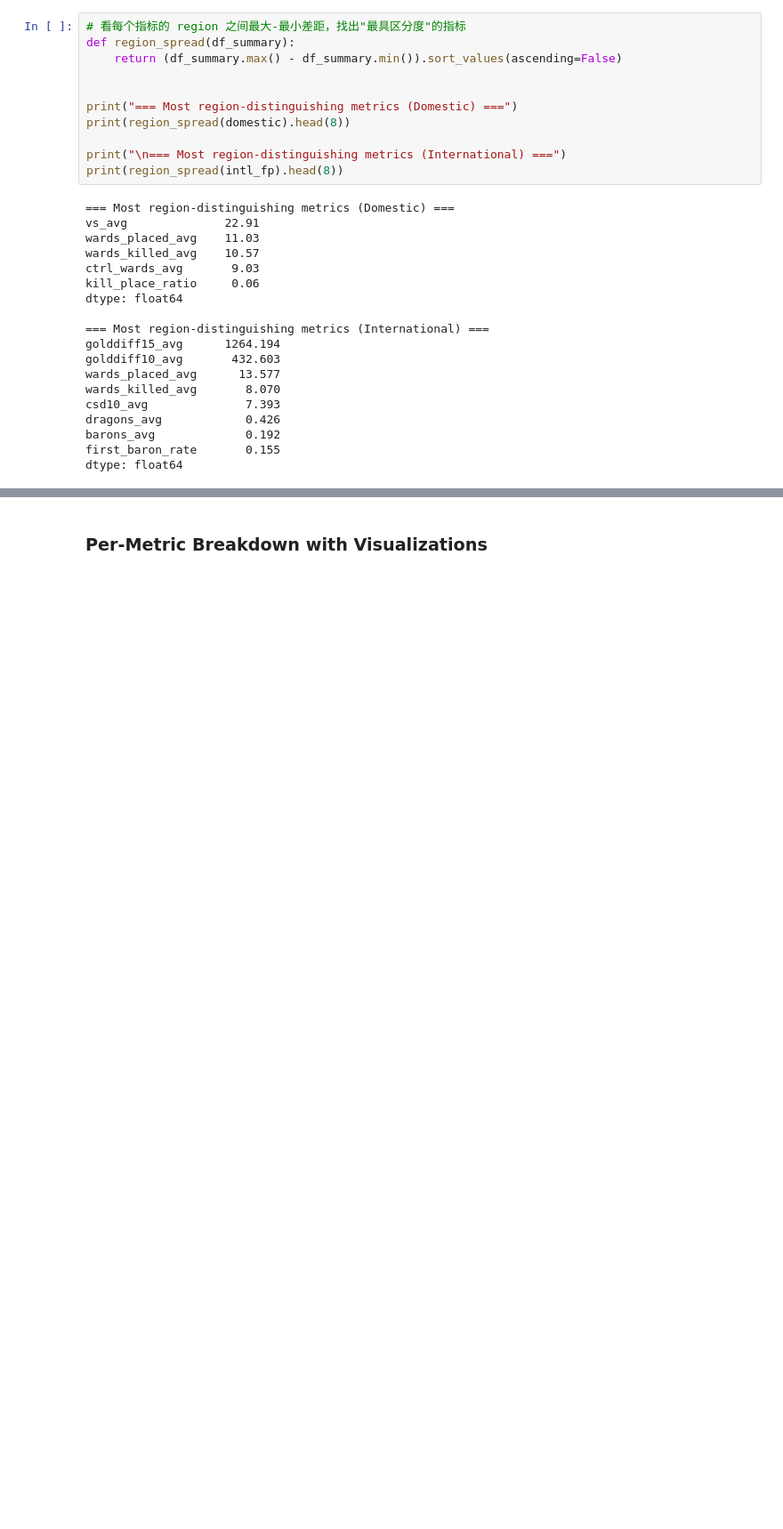
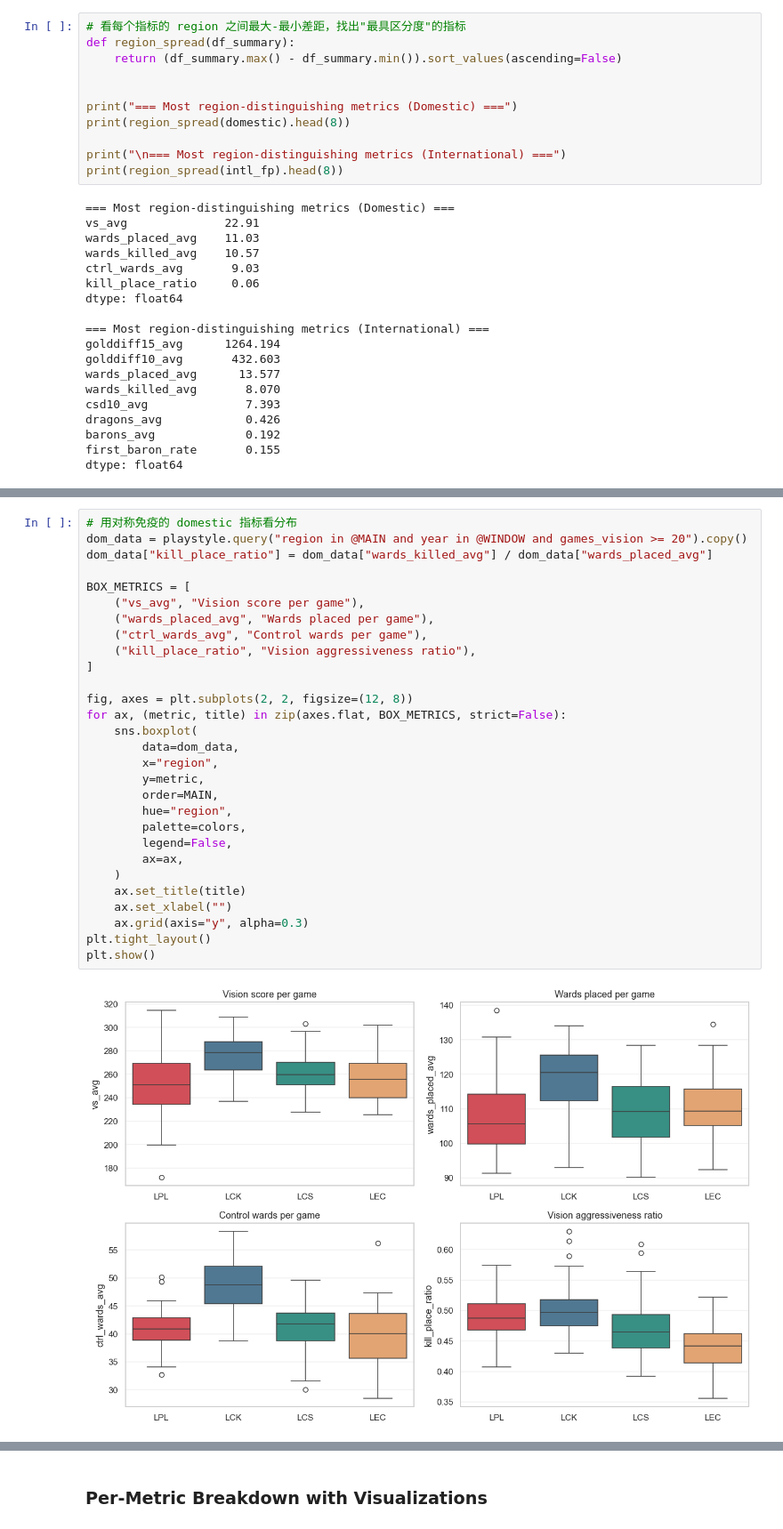
Before and after one commit to LUNARKN1GHT/lol_esports, a Jupyter notebook: lol_esports.ipynb, the cells around one changed output, grey strips where cells are left out. Shown at 89% size. Cells and saved outputs as stored; diff of their text form; blank space fills up the shorter version.

```diff
--- a/lol_esports.ipynb
+++ b/lol_esports.ipynb
@@ -1069,0 +1118,31 @@ dtype: float64
+# %%
+# 用对称免疫的 domestic 指标看分布
+dom_data = playstyle.query("region in @MAIN and year in @WINDOW and games_vision >= 20").copy()
+dom_data["kill_place_ratio"] = dom_data["wards_killed_avg"] / dom_data["wards_placed_avg"]
+
+BOX_METRICS = [
+    ("vs_avg", "Vision score per game"),
+    ("wards_placed_avg", "Wards placed per game"),
+    ("ctrl_wards_avg", "Control wards per game"),
+    ("kill_place_ratio", "Vision aggressiveness ratio"),
+]
+
+fig, axes = plt.subplots(2, 2, figsize=(12, 8))
+for ax, (metric, title) in zip(axes.flat, BOX_METRICS, strict=False):
+    sns.boxplot(
+        data=dom_data,
+        x="region",
+        y=metric,
+        order=MAIN,
+        hue="region",
+        palette=colors,
+        legend=False,
+        ax=ax,
+    )
+    ax.set_title(title)
+    ax.set_xlabel("")
+    ax.grid(axis="y", alpha=0.3)
+plt.tight_layout()
+plt.show()
+# %% [output]
+[figure, added]
```
Also changed, not shown: parts of 2 cells of this notebook.
